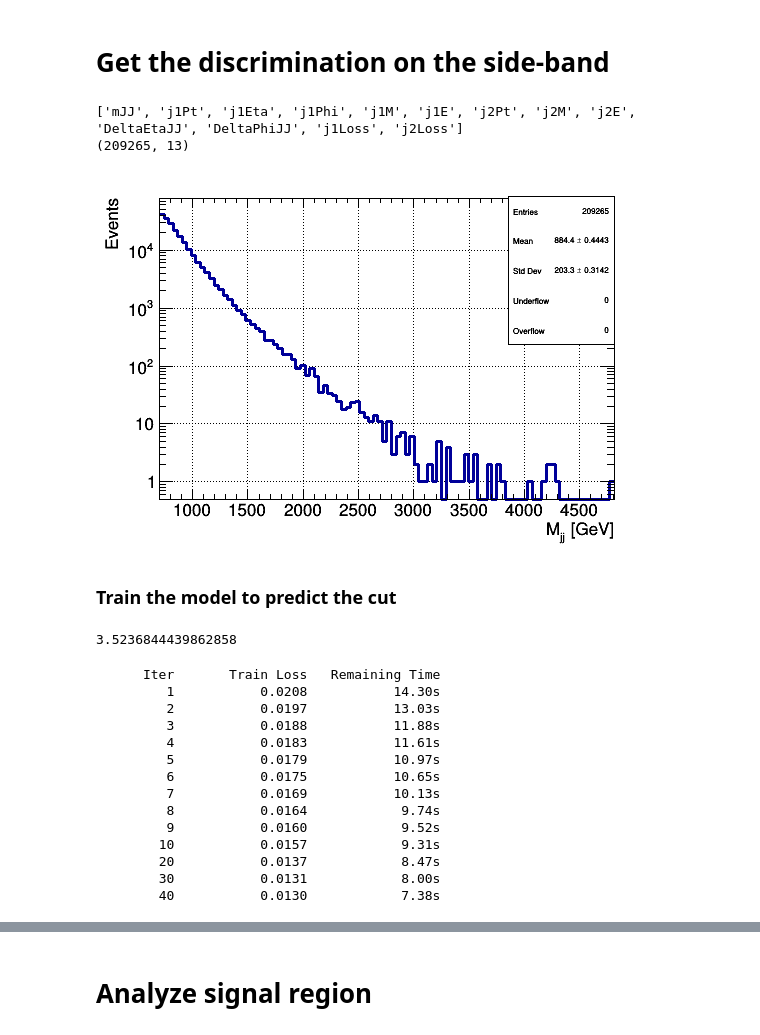
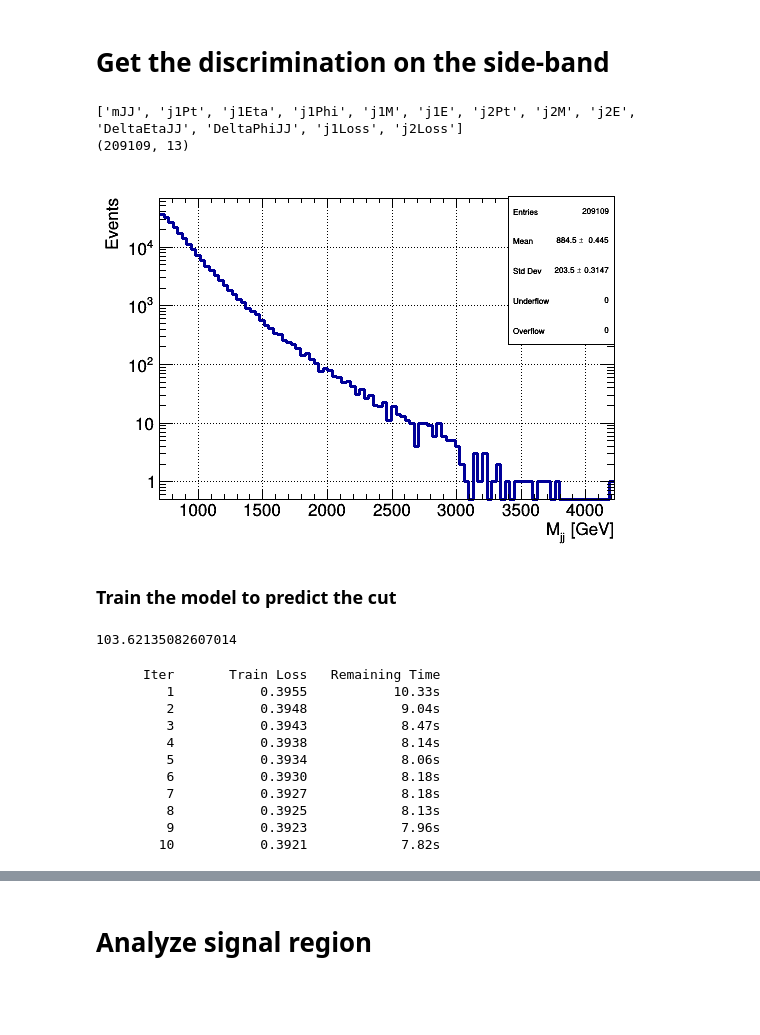
Before and after one commit to thaarres/JetAnomaly_CHEP19, a Jupyter notebook: jupyter/AnomalyDetection_test.ipynb, the cells around one changed output, grey strips where cells are left out. Drawn from its saved outputs; the diff is of its cells as text; code cells hidden in the pictures; blank space fills up the shorter version.

```diff
--- a/jupyter/AnomalyDetection_test.ipynb
+++ b/jupyter/AnomalyDetection_test.ipynb
@@ -27,9 +27,9 @@ Welcome to JupyROOT 6.16/00
 # %%
 Mjj_selection = 700.
 
-vae_loss = 'mse'
+vae_loss = 'mae'
 
-SM_eff = 1e-3
+SM_eff = 1e-2
 
 def computeDiscriminatingVar(x):
     out = x[:,-2]/x[:,1]+x[:,-1]/x[:,6]
@@ -38,31 +38,31 @@ def computeDiscriminatingVar(x):
 
 # def computeDiscriminatingVar(x):
 #     out = x[:,-2]+x[:,-1]
-#     return out
+#     return out*1e4
 # %% [markdown]
 # Get the discrimination on the side-band
 # %%
-f = h5py.File('../data/vae_'+vae_loss+'/qcd_dEta_sidebar_results.h5', 'r')
+f = h5py.File('../data/vae_'+vae_loss+'/qcd_dEta_sideband_results.h5', 'r')
 print(list(f.get("labels")))
 
 data_side = np.array(f.get("results"))
 
 # apply the dijet mass cut
 data_side = data_side[data_side[:,0] > Mjj_selection]
 print(data_side.shape)
 
 c = create_Canvas(size=(int(800/1.5),int(600/1.5)))
 h_Mjj_side = create_TH1D(data_side[:,0], title='', axis_title = ['M_{jj} [GeV]','Events'],
                 opt='overflow',
                 binning=[100, Mjj_selection, np.max(data_side[:,0])])
 
 h_Mjj_side.Draw()
 c.SetLogy()
 c.Draw()
 # %% [output]
 ['mJJ', 'j1Pt', 'j1Eta', 'j1Phi', 'j1M', 'j1E', 'j2Pt', 'j2M', 'j2E', 'DeltaEtaJJ', 'DeltaPhiJJ', 'j1Loss', 'j2Loss']
-(209265, 13)
+(209109, 13)
-[figure, old version]
+[figure, new version]
 # %% [markdown]
 ### Train the model to predict the cut
 # %%
@@ -70,7 +70,7 @@ x = np.reshape(data_side[:,0], (-1,1))
 y = computeDiscriminatingVar(data_side)
 print(np.mean(y))
 # %% [output]
-3.5236844439862858
+103.62135082607014
 # %%
 gbr_cut = GradientBoostingRegressor(loss='quantile', alpha=1-SM_eff,
                                 n_estimators=250, max_depth=3,
@@ -84,19 +84,16 @@ gbr_cut = GradientBoostingRegressor(loss='quantile', alpha=1-SM_eff,
 gbr_cut.fit(x, y);
 # %% [output]
       Iter       Train Loss   Remaining Time
-         1           0.0208           14.30s
-         2           0.0197           13.03s
-         3           0.0188           11.88s
-         4           0.0183           11.61s
-         5           0.0179           10.97s
-         6           0.0175           10.65s
-         7           0.0169           10.13s
-         8           0.0164            9.74s
-         9           0.0160            9.52s
-        10           0.0157            9.31s
-        20           0.0137            8.47s
-        30           0.0131            8.00s
-        40           0.0130            7.38s
+         1           0.3955           10.33s
+         2           0.3948            9.04s
+         3           0.3943            8.47s
+         4           0.3938            8.14s
+         5           0.3934            8.06s
+         6           0.3930            8.18s
+         7           0.3927            8.18s
+         8           0.3925            8.13s
+         9           0.3923            7.96s
+        10           0.3921            7.82s
 # %%
 plt.figure(figsize=(8, 6))
 x_min = Mjj_selection*0.8
```
Also changed, not shown: parts of 9 cells of this notebook, 7 other files.
